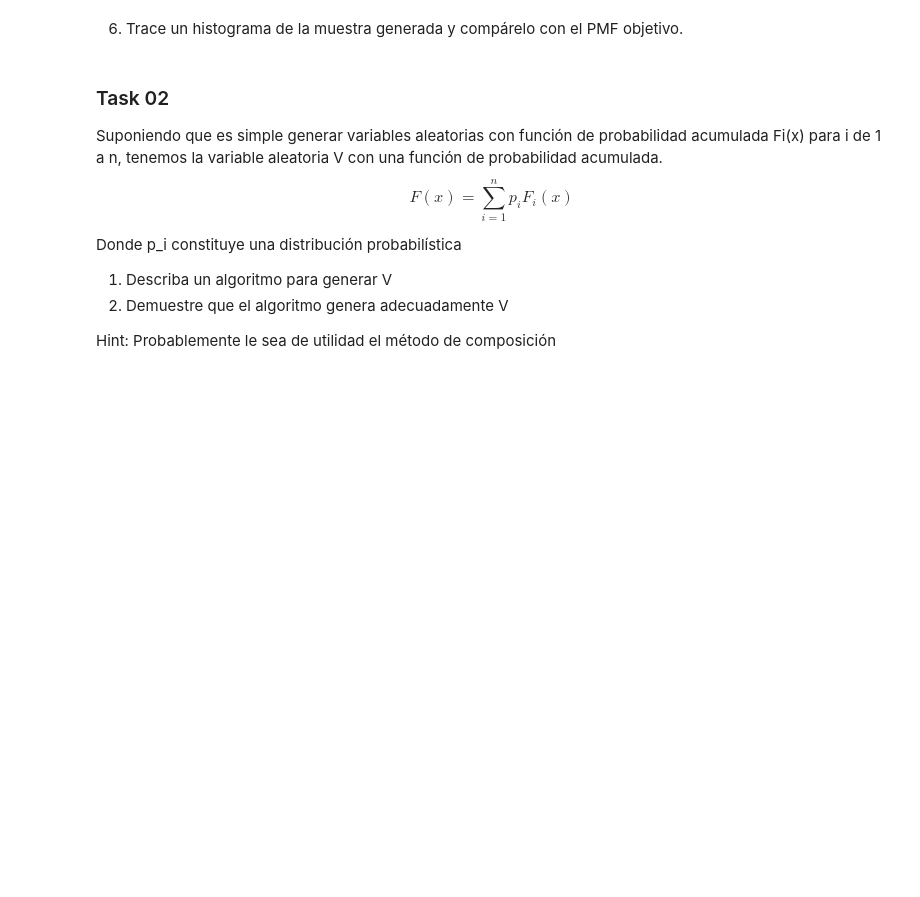
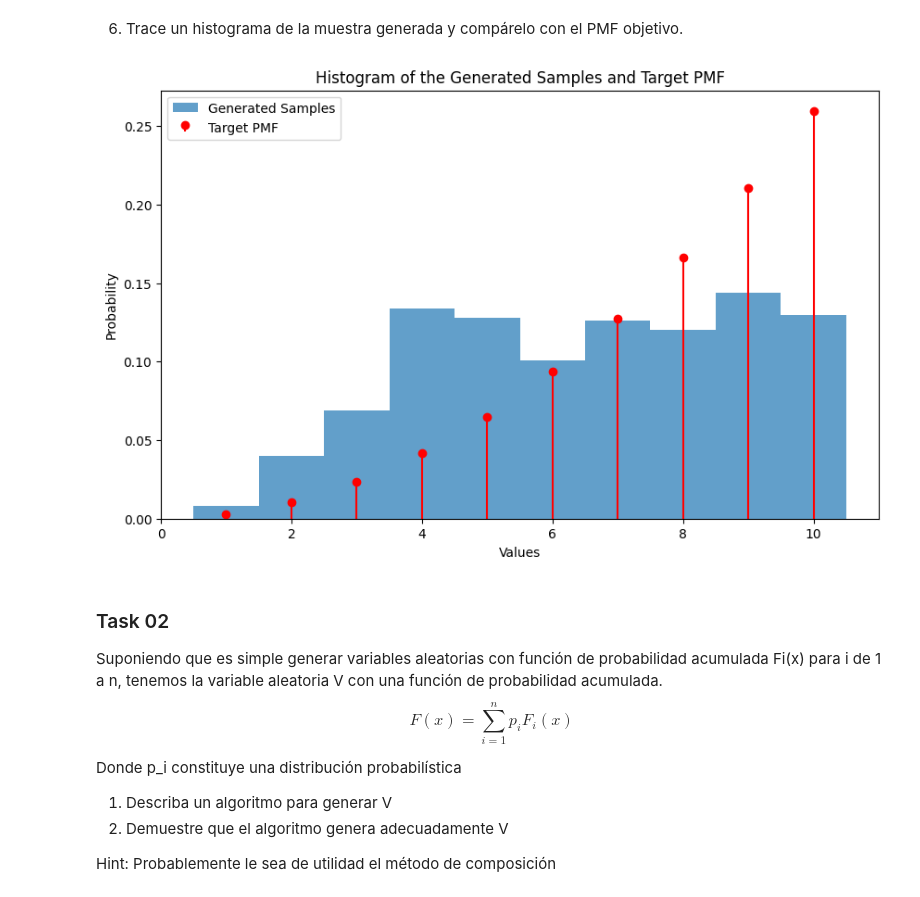
Before and after one commit to MelissaPerez09/Lab05-CC2017, a Jupyter notebook: src/lab05.ipynb, the cells around one changed output. Drawn from its saved outputs; the diff is of its cells as text; code cells hidden in the pictures; blank space fills up the shorter version.

```diff
--- a/src/lab05.ipynb
+++ b/src/lab05.ipynb
@@ -17,14 +25,40 @@ Genere muestras aleatorias a partir de una distribución de probabilidad discret
 # %% [markdown]
 2. Elija una distribución de propuesta con un soporte mayor que cubra el soporte de la distribución de destino.
    - N.B: El "soporte" de una variable aleatoria o distribución de probabilidad se refiere al conjunto de valores para los cuales la variable aleatoria tiene una probabilidad distinta de cero. En otras palabras, es el rango de valores donde la distribución de probabilidad es positiva.
+# %%
+pmfProposal = np.ones_like(pmfValuesNormalized) / len(pmfValuesNormalized)
 # %% [markdown]
 3. Calcule la constante \(C\) para acotar la relación entre el PMF objetivo y el PMF propuesto.
+# %%
+C = np.max(pmfValuesNormalized / pmfProposal)
 # %% [markdown]
 4. Implemente el método de aceptación-rechazo para generar muestras aleatorias a partir de la distribución discreta personalizada.
+# %%
+def acceptanceRejection(n):
+    samples = []
+    while len(samples) < n:
+        y = np.random.choice(xValues, p=pmfProposal)
+        u = np.random.uniform(0, 1)
+        if u < (pmfTarget(y) / (C * pmfProposal[y-1])):
+            samples.append(y)
+    return samples
 # %% [markdown]
 5. Genere una muestra aleatoria de tamaño 1000 a partir de la distribución personalizada.
+# %%
+samples = acceptanceRejection(1000)
 # %% [markdown]
 6. Trace un histograma de la muestra generada y compárelo con el PMF objetivo.
+# %%
+plt.figure(figsize=(10, 6))
+plt.hist(samples, bins=np.arange(0.5, 11.5, 1), alpha=0.7, label='Generated Samples', density=True)
+plt.stem(xValues, pmfValuesNormalized, 'r', markerfmt='ro', basefmt=" ", label='Target PMF')
+plt.title('Histogram of the Generated Samples and Target PMF')
+plt.xlabel('Values')
+plt.ylabel('Probability')
+plt.legend()
+plt.show()
+# %% [output]
+[figure, added]
 # %% [markdown]
 ### Task 02
 Suponiendo que es simple generar variables aleatorias con función de probabilidad acumulada Fi(x) para i de 1 a n, tenemos la variable aleatoria V con una función de probabilidad acumulada.
```
Also changed, not shown: parts of 2 cells of this notebook.
